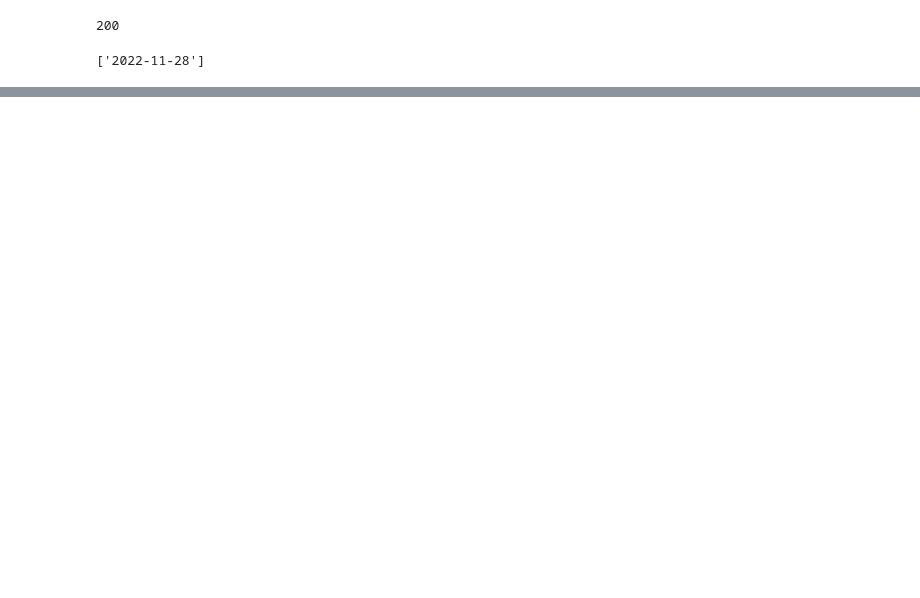
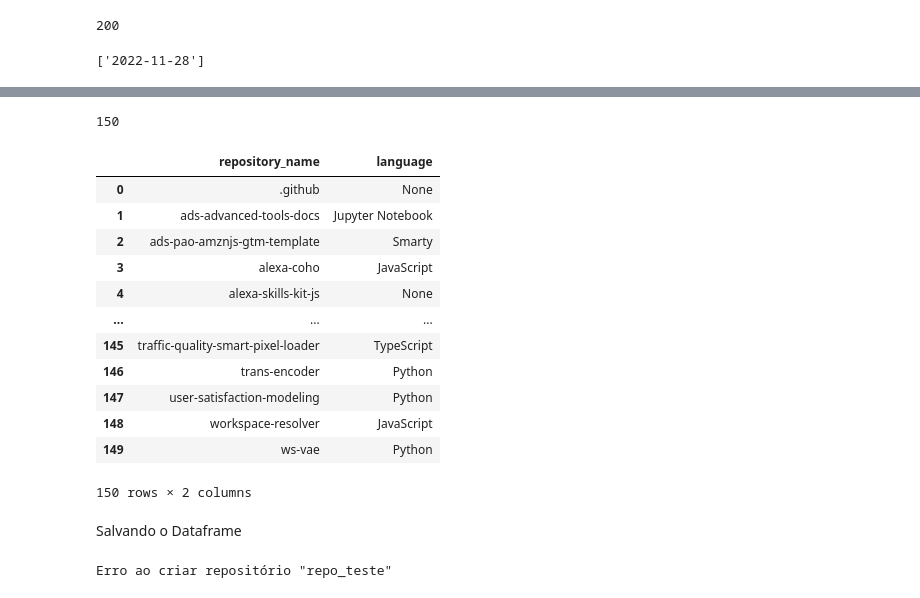
Before and after one commit to judinizz/projeto_requests, a Jupyter notebook: linguagens_repos.ipynb, the cells around one changed output, grey strips where cells are left out. Saved outputs shown, nothing was run; the diff lists cells and outputs as text; code cells hidden in the pictures; blank space fills up the shorter version.

Commit message:
COMMIT - Criação da classe extratora de dados usando requests e pandas

```diff
--- a/linguagens_repos.ipynb
+++ b/linguagens_repos.ipynb
@@ -55,0 +125,10 @@ r.json()
+# %%
+repos_list = []
+
+for page_num in range(1,6):
+    try:
+        url_page = f'{url}?page={page_num}'
+        response = requests.get(url_page, headers=headers)
+        repos_list.append(response.json())
+    except:
+        repos_list.append(None)
@@ -55,0 +174,7 @@ r.json()
+# %%
+repos_names = []
+
+for page in repos_list:
+    for repo in page:
+        name = repo['name']
+        repos_names.append(name)
@@ -55,0 +198,7 @@ r.json()
+# %%
+repos_languages = []
+
+for page in repos_list:
+    for repo in page:
+        language = repo['language']
+        repos_languages.append(language)
@@ -55,0 +218,4 @@ r.json()
+# %%
+len(repos_languages)
+# %% [output]
+150
@@ -55,0 +224,22 @@ r.json()
+# %%
+dados_amz = pd.DataFrame()
+dados_amz['repository_name'] = repos_names
+dados_amz['language'] = repos_languages
+# %%
+dados_amz
+# %% [output]
+|  | repository_name | language |
+| 0 | .github | None |
+| 1 | ads-advanced-tools-docs | Jupyter Notebook |
+| 2 | ads-pao-amznjs-gtm-template | Smarty |
+| 3 | alexa-coho | JavaScript |
+| 4 | alexa-skills-kit-js | None |
+| ... | ... | ... |
+| 145 | traffic-quality-smart-pixel-loader | TypeScript |
+| 146 | trans-encoder | Python |
+| 147 | user-satisfaction-modeling | Python |
+| 148 | workspace-resolver | JavaScript |
+| 149 | ws-vae | Python |
+150 rows × 2 columns
+# %% [markdown]
+Salvando o Dataframe
@@ -55,0 +268,4 @@ r.json()
+# %%
+create_repo(headers, 'repo_teste', 'teste', False)
+# %% [output]
+Erro ao criar repositório "repo_teste"
```
Also changed, not shown: parts of 42 cells of this notebook, 3 other files.
